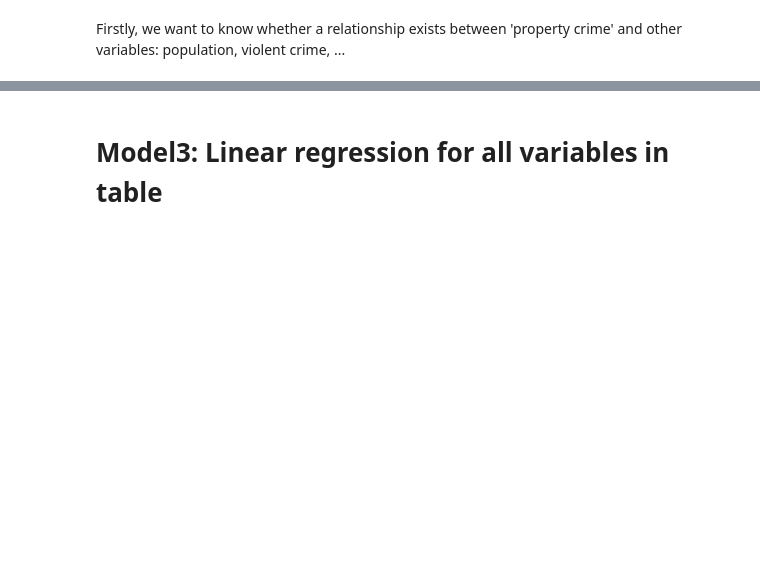
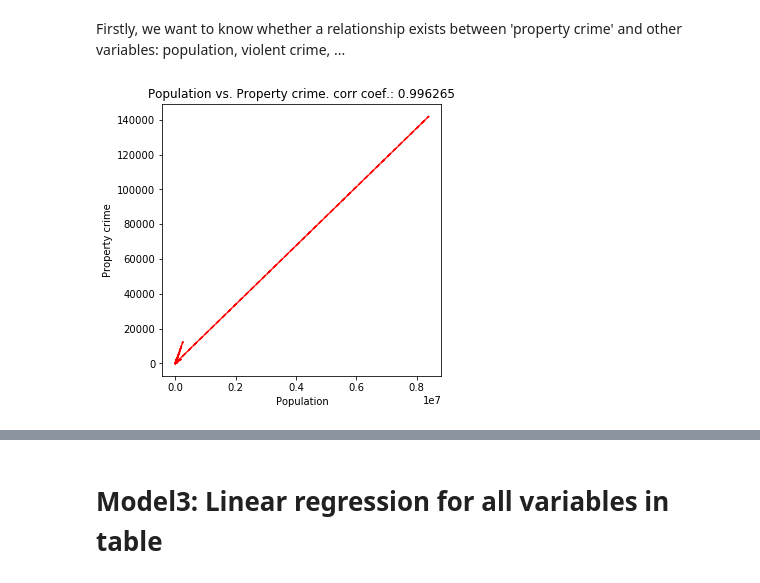
Before and after one commit to ducdan/Machine-Learning-Course, a Jupyter notebook: Users/thnguyen/FBI/fbi.ipynb, the cells around one changed output, grey strips where cells are left out. Saved outputs shown, nothing was run; the diff lists cells and outputs as text; code cells hidden in the pictures; blank space fills up the shorter version.

```diff
--- a/Users/thnguyen/FBI/fbi.ipynb
+++ b/Users/thnguyen/FBI/fbi.ipynb
@@ -89,2 +83,12 @@ df_cp.head()
 # %% [markdown]
 Firstly, we want to know whether a relationship exists between 'property crime' and other variables: population, violent crime, ...
+# %%
+fig, ax = plt.subplots(figsize=(5,5))
+ax.plot(df.Population, df[['Property\ncrime']], 'r--')
+
+ax.set_title('Population vs. Property crime. corr coef.: %f' %df['Property\ncrime'].corr(df.Population))
+ax.set_xlabel('Population')
+ax.set_ylabel('Property crime')
+plt.show()
+# %% [output]
+[figure, added]
```
Also changed, not shown: parts of 43 cells of this notebook.
